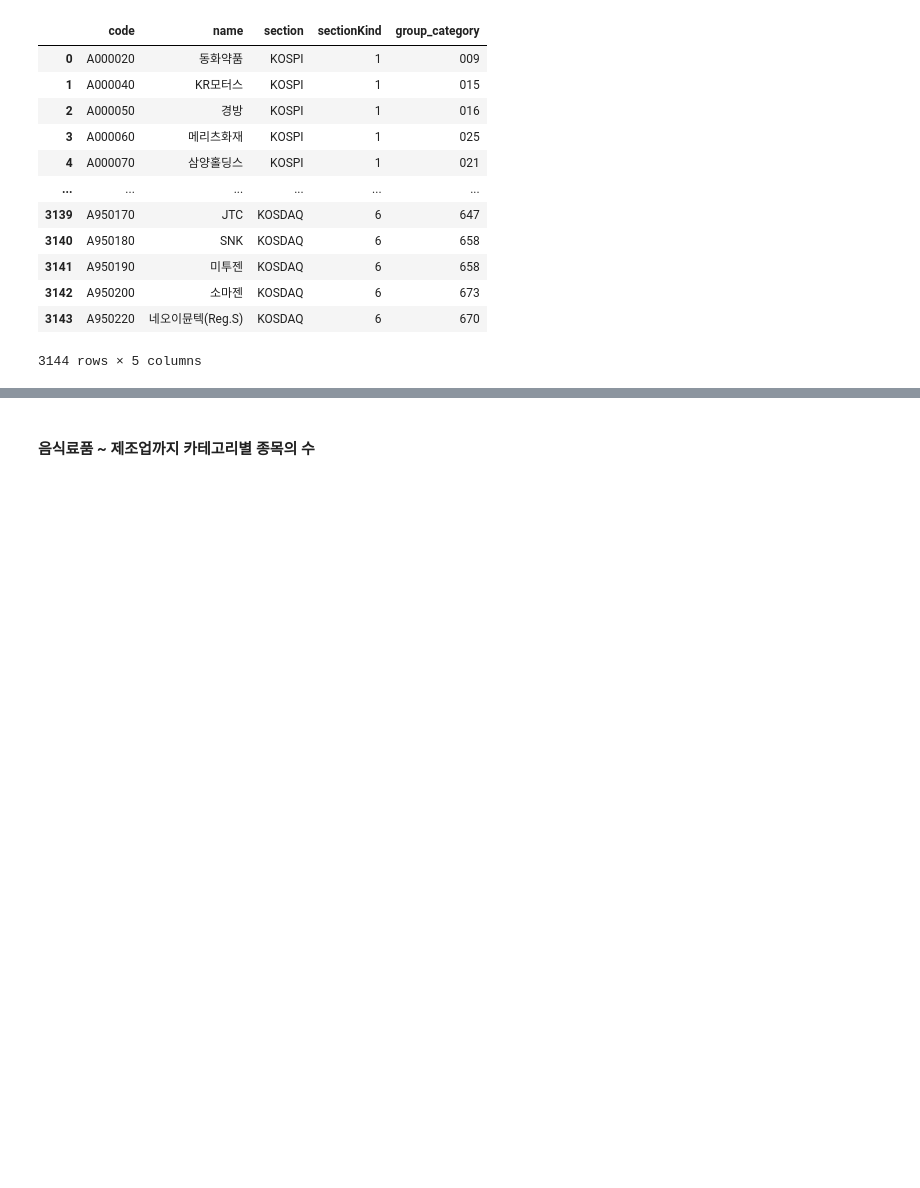
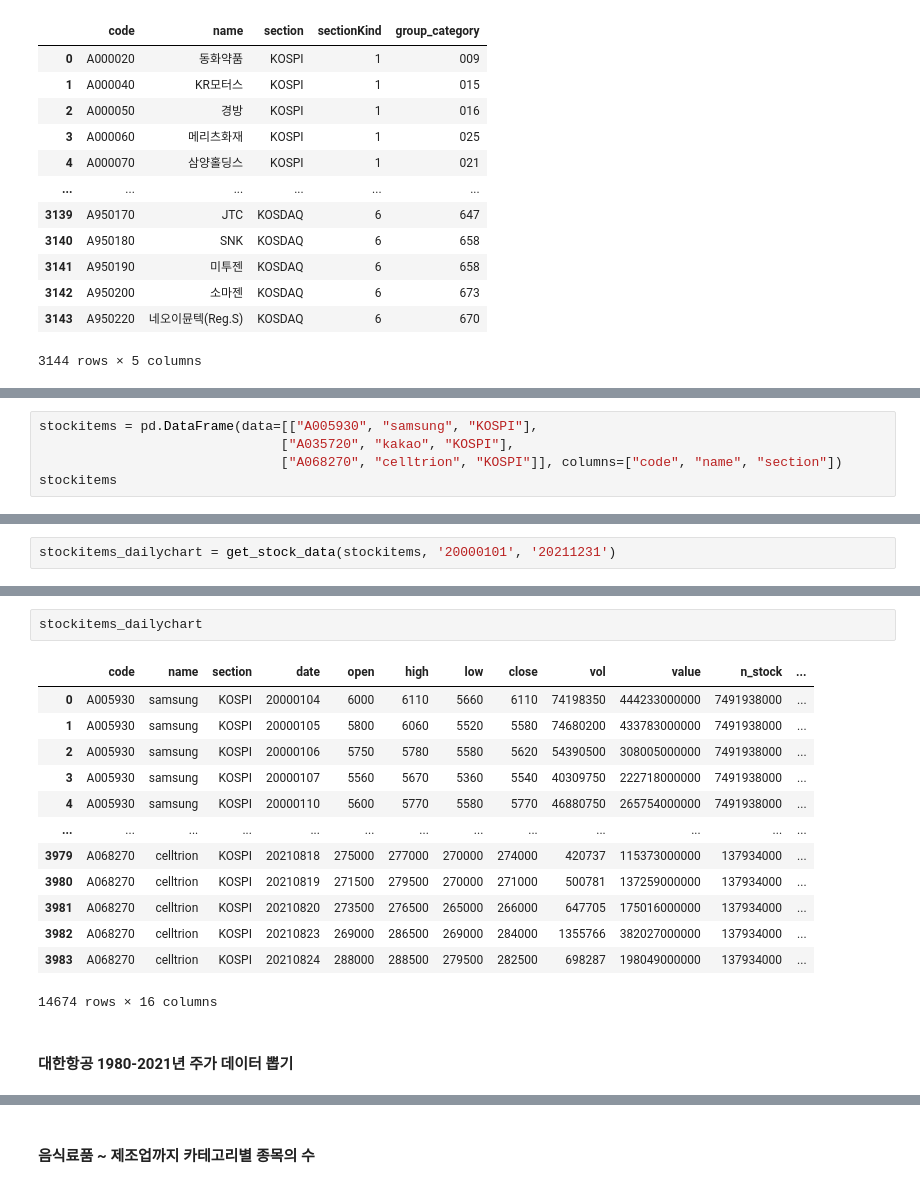
Before and after one commit to Stock-Recommandation-System-based-on-AI/stock_data, a Jupyter notebook: stock_data_api.ipynb, the cells around one changed output, grey strips where cells are left out. Saved outputs shown, nothing was run; the diff lists cells and outputs as text; blank space fills up the shorter version.

```diff
--- a/stock_data_api.ipynb
+++ b/stock_data_api.ipynb
@@ -142,0 +378,5 @@ stockitems
+# %%
+stockitems = pd.DataFrame(data=[["A005930", "samsung", "KOSPI"],
+                               ["A035720", "kakao", "KOSPI"],
+                               ["A068270", "celltrion", "KOSPI"]], columns=["code", "name", "section"])
+stockitems
@@ -142,0 +388,2 @@ stockitems
+# %%
+stockitems_dailychart = get_stock_data(stockitems, '20000101', '20211231')
@@ -142,0 +408,18 @@ stockitems
+# %%
+stockitems_dailychart
+# %% [output]
+|  | code | name | section | date | open | high | low | close | vol | value | n_stock | ... |
+| 0 | A005930 | samsung | KOSPI | 20000104 | 6000 | 6110 | 5660 | 6110 | 74198350 | 444233000000 | 7491938000 | ... |
+| 1 | A005930 | samsung | KOSPI | 20000105 | 5800 | 6060 | 5520 | 5580 | 74680200 | 433783000000 | 7491938000 | ... |
+| 2 | A005930 | samsung | KOSPI | 20000106 | 5750 | 5780 | 5580 | 5620 | 54390500 | 308005000000 | 7491938000 | ... |
+| 3 | A005930 | samsung | KOSPI | 20000107 | 5560 | 5670 | 5360 | 5540 | 40309750 | 222718000000 | 7491938000 | ... |
+| 4 | A005930 | samsung | KOSPI | 20000110 | 5600 | 5770 | 5580 | 5770 | 46880750 | 265754000000 | 7491938000 | ... |
+| ... | ... | ... | ... | ... | ... | ... | ... | ... | ... | ... | ... | ... |
+| 3979 | A068270 | celltrion | KOSPI | 20210818 | 275000 | 277000 | 270000 | 274000 | 420737 | 115373000000 | 137934000 | ... |
+| 3980 | A068270 | celltrion | KOSPI | 20210819 | 271500 | 279500 | 270000 | 271000 | 500781 | 137259000000 | 137934000 | ... |
+| 3981 | A068270 | celltrion | KOSPI | 20210820 | 273500 | 276500 | 265000 | 266000 | 647705 | 175016000000 | 137934000 | ... |
+| 3982 | A068270 | celltrion | KOSPI | 20210823 | 269000 | 286500 | 269000 | 284000 | 1355766 | 382027000000 | 137934000 | ... |
+| 3983 | A068270 | celltrion | KOSPI | 20210824 | 288000 | 288500 | 279500 | 282500 | 698287 | 198049000000 | 137934000 | ... |
+14674 rows × 16 columns
+# %% [markdown]
+#### 대한항공 1980-2021년 주가 데이터 뽑기
```
Also changed, not shown: parts of 35 cells of this notebook, 11 other files.
